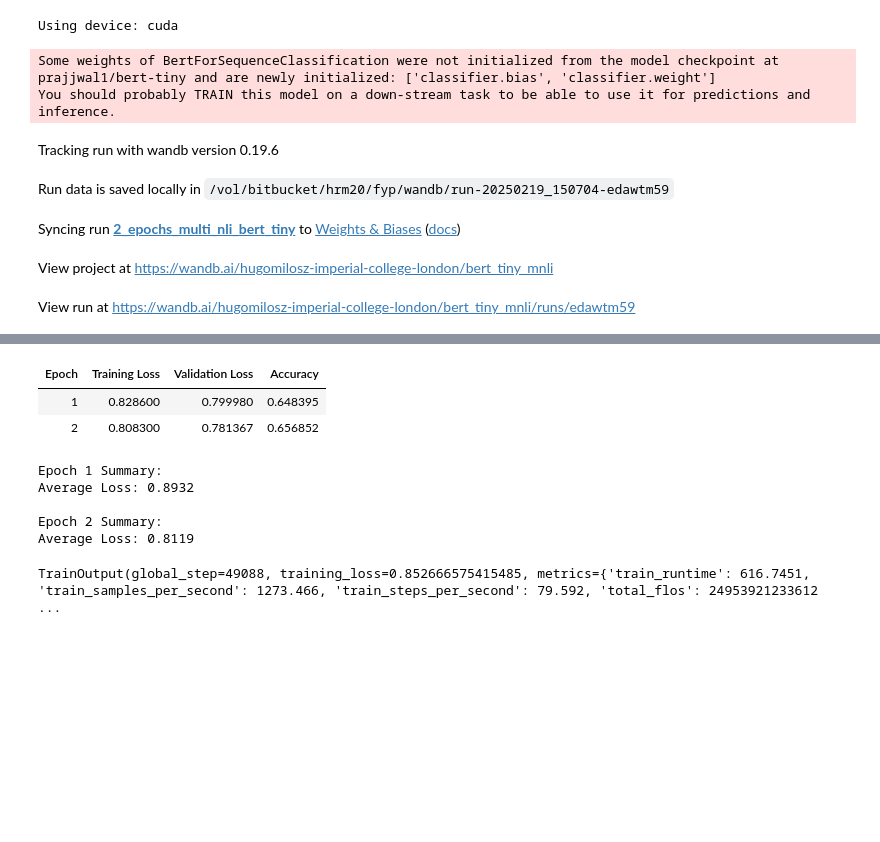
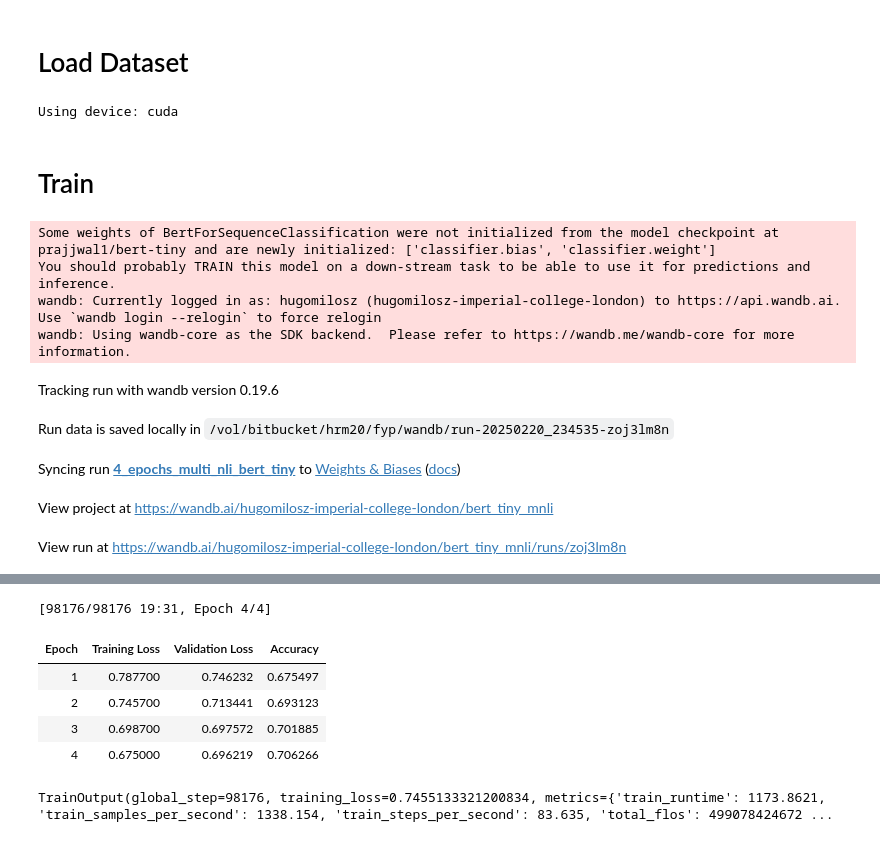
Before and after one commit to hugomilosz/hardness-metric-evaluation, a Jupyter notebook: run_experiments.ipynb, the cells around one changed output, grey strips where cells are left out. Cells and saved outputs as stored; diff of their text form; code cells hidden in the pictures; blank space fills up the shorter version.

```diff
--- a/run_experiments.ipynb
+++ b/run_experiments.ipynb
@@ -18,5 +19,7 @@ from transformers import (
 # %%
 torch.cuda.empty_cache()
+# %% [markdown]
+# Load Dataset
 # %%
 # os.environ["WANDB_MODE"] = "disabled"  # Disable wandb logging
 # os.environ["WANDB_DISABLED"] = "true"  # Fully disable wandb
@@ -32,6 +35,8 @@ data_loader = DataLoader(dataset_name, model_name)
 train_dataset, eval_dataset, tokenizer, num_labels = data_loader.prepare_datasets()
 # %% [output]
 Using device: cuda
+# %% [markdown]
+# Train
 # %%
 model = AutoModelForSequenceClassification.from_pretrained(
     model_name,
@@ -50,11 +55,11 @@ def compute_metrics(eval_pred):
 # Training arguments
 training_args = TrainingArguments(
     output_dir="bert-tiny-mnli",
-    learning_rate=2e-5,
+    # learning_rate=2e-5,
     per_device_train_batch_size=16,
     per_device_eval_batch_size=16,
-    num_train_epochs=2,
-    weight_decay=0.01,
+    num_train_epochs=4,
+    # weight_decay=0.01,
     evaluation_strategy="epoch",
     save_strategy="epoch",
     load_best_model_at_end=True,
@@ -86,8 +91,10 @@ trainer.train()
 # %% [output]
 Some weights of BertForSequenceClassification were not initialized from the model checkpoint at prajjwal1/bert-tiny and are newly initialized: ['classifier.bias', 'classifier.weight']
 You should probably TRAIN this model on a down-stream task to be able to use it for predictions and inference.
+wandb: Currently logged in as: hugomilosz (hugomilosz-imperial-college-london) to https://api.wandb.ai. Use `wandb login --relogin` to force relogin
+wandb: Using wandb-core as the SDK backend.  Please refer to https://wandb.me/wandb-core for more information.
 Tracking run with wandb version 0.19.6
-Run data is saved locally in /vol/bitbucket/hrm20/fyp/wandb/run-20250219_150704-edawtm59
+Run data is saved locally in /vol/bitbucket/hrm20/fyp/wandb/run-20250220_234535-zoj3lm8n
-Syncing run 2_epochs_multi_nli_bert_tiny to Weights & Biases (docs)
+Syncing run 4_epochs_multi_nli_bert_tiny to Weights & Biases (docs)
 View project at https://wandb.ai/hugomilosz-imperial-college-london/bert_tiny_mnli
-View run at https://wandb.ai/hugomilosz-imperial-college-london/bert_tiny_mnli/runs/edawtm59
+View run at https://wandb.ai/hugomilosz-imperial-college-london/bert_tiny_mnli/runs/zoj3lm8n
@@ -95,9 +102,7 @@ View run at https://wandb.ai/hugomilosz-imperial-college-london/bert_tiny_mnli/r
+[98176/98176 19:31, Epoch 4/4]
 | Epoch | Training Loss | Validation Loss | Accuracy |
-| 1 | 0.828600 | 0.799980 | 0.648395 |
-| 2 | 0.808300 | 0.781367 | 0.656852 |
+| 1 | 0.787700 | 0.746232 | 0.675497 |
+| 2 | 0.745700 | 0.713441 | 0.693123 |
+| 3 | 0.698700 | 0.697572 | 0.701885 |
+| 4 | 0.675000 | 0.696219 | 0.706266 |
-Epoch 1 Summary:
-Average Loss: 0.8932
-
-Epoch 2 Summary:
-Average Loss: 0.8119
-TrainOutput(global_step=49088, training_loss=0.852666575415485, metrics={'train_runtime': 616.7451, 'train_samples_per_second': 1273.466, 'train_steps_per_second': 79.592, 'total_flos': 24953921233612 ...
+TrainOutput(global_step=98176, training_loss=0.7455133321200834, metrics={'train_runtime': 1173.8621, 'train_samples_per_second': 1338.154, 'train_steps_per_second': 83.635, 'total_flos': 499078424672 ...
```
Also changed, not shown: parts of 18 cells of this notebook, 2 other files.
